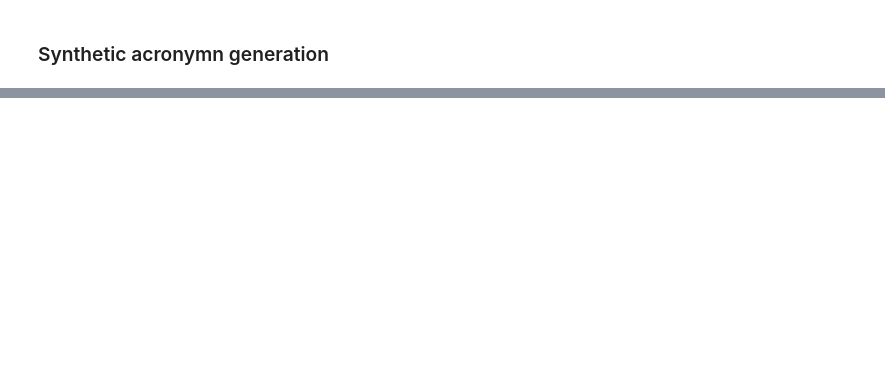
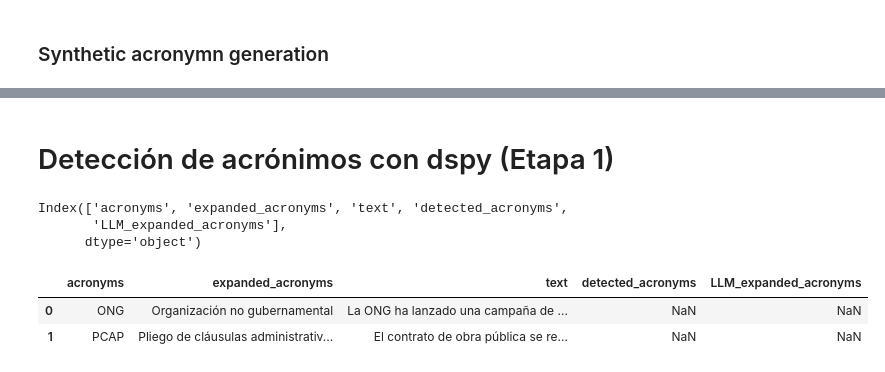
Before and after one commit to nextprocurement/RAG_tool, a Jupyter notebook: bbdd_sintetica_dspy.ipynb, the cells around one changed output, grey strips where cells are left out. Drawn from its saved outputs; the diff is of its cells as text; code cells hidden in the pictures; blank space fills up the shorter version.

```diff
--- a/bbdd_sintetica_dspy.ipynb
+++ b/bbdd_sintetica_dspy.ipynb
@@ -323,0 +252,18 @@ new_samples_df = pd.DataFrame(new_samples, columns=['question', 'answer1', 'answ
+# %% [markdown]
+# Detección de acrónimos con dspy  (Etapa 1)
+# %%
+# Cargar dataframe donde se guardará la información
+ruta_archivo = '/export/usuarios_ml4ds/cggamella/RAG_tool/dataset_pruebas.xlsx'
+df = pd.read_excel(ruta_archivo)
+# %%
+df.columns
+# %% [output]
+Index(['acronyms', 'expanded_acronyms', 'text', 'detected_acronyms',
+       'LLM_expanded_acronyms'],
+      dtype='object')
+# %%
+df.head(2)
+# %% [output]
+|  | acronyms | expanded_acronyms | text | detected_acronyms | LLM_expanded_acronyms |
+| 0 | ONG | Organización no gubernamental | La ONG ha lanzado una campaña de ... | NaN | NaN |
+| 1 | PCAP | Pliego de cláusulas administrativ... | El contrato de obra pública se re... | NaN | NaN |
```
Also changed, not shown: parts of 48 cells of this notebook, 4 other files.
